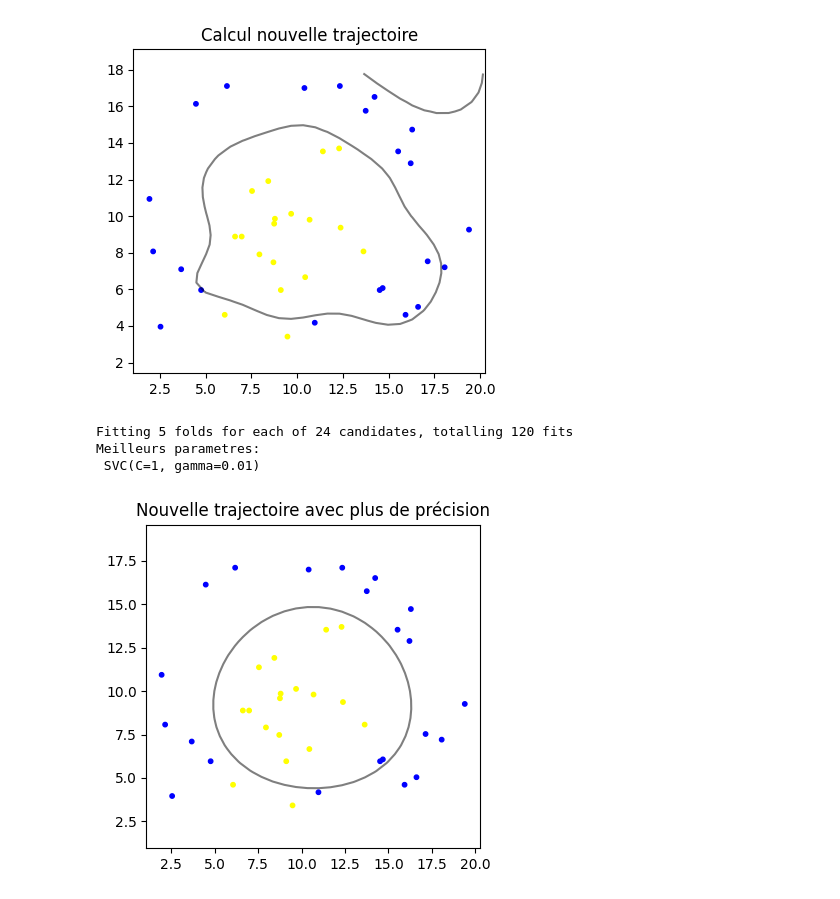
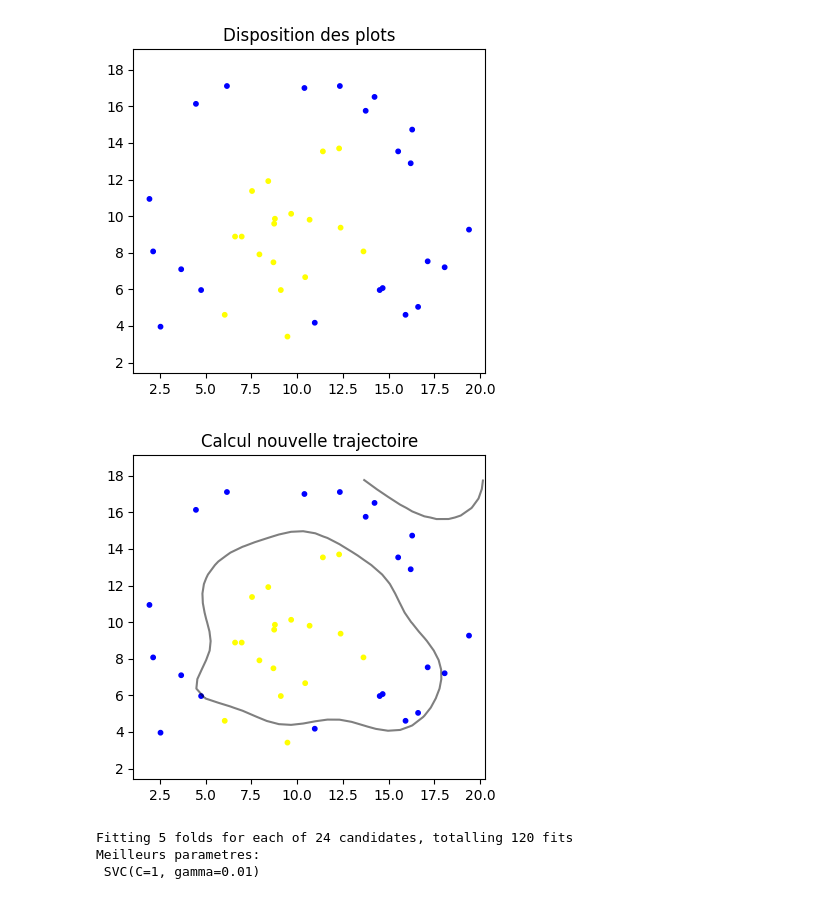
Before and after one commit to Paulcou/ARECE2, a Jupyter notebook: code_calcul nouvelle_trajectoire/SVM_non_linear.ipynb, the cells around one changed output. Saved outputs shown, nothing was run; the diff lists cells and outputs as text; code cells hidden in the pictures.

```diff
--- a/code_calcul nouvelle_trajectoire/SVM_non_linear.ipynb
+++ b/code_calcul nouvelle_trajectoire/SVM_non_linear.ipynb
@@ -45,3 +35,24 @@ def plot_decision_function(X_train, y_train, X_test, y_test, clf):
+# %%
+def plot_cones(X, y, clf, show_only_decision_function = False):
+
+  plt.figure(figsize=(8, 4), dpi=100)
+  plt.subplot(122)
+  plt.title("Disposition des plots")
+  colors = get_colors(y)
+  plt.axis('equal')
+  plt.tight_layout()
+
+  plt.scatter(X[:, 0], X[:, 1], c = colors, s = 10, edgecolors=colors)
+  ax = plt.gca()
+  xlim = ax.get_xlim()
+  ylim = ax.get_ylim()
+
+  # Create grid to evaluate model
+  xx = np.linspace(xlim[0], xlim[1], 30)
+  yy = np.linspace(ylim[0], ylim[1], 30)
+  YY, XX = np.meshgrid(yy, xx)
+  xy = np.vstack([XX.ravel(), YY.ravel()]).T
+  Z = clf.decision_function(xy).reshape(XX.shape)
 # %%
 def plot_decision_function_helper(X, y, clf, show_only_decision_function = False):
 
@@ -78,37 +89,39 @@ x, labels = read_data("points_class_0.txt", "points_class_1.txt")
 
 # Split data to train and test on 80-20 ratio
 X_train, X_test, y_train, y_test = train_test_split(x, labels, test_size = 0.2, random_state=0)
-
 
 # make a classifier
 clf = svm.SVC(C = 10.0, kernel='rbf', gamma=0.1)
 
 # Train classifier
 clf.fit(X_train, y_train)
 
 # Make predictions on unseen test data
 clf_predictions = clf.predict(X_test)
+
+#affichage des plots
+plot_cones(X_test, y_test, clf, True)
 
 #on trace la courbe
 plot_trajectoire(X_test, y_test, clf,"Calcul nouvelle trajectoire")
 
 
 # Grid Search
 # Parameter Grid
 param_grid = {'C': [0.1, 1, 10, 100], 'gamma': [1, 0.1, 0.01, 0.001, 0.00001, 10]}
 # Make grid search classifier
 clf_grid = GridSearchCV(svm.SVC(), param_grid, verbose=1)
 # Train the classifier
 clf_grid.fit(X_train, y_train)
 # meilleur params
 print("Meilleurs parametres:\n", clf_grid.best_estimator_)
 
 
 # On trace la courbe avec un meilleur parametre
 plot_trajectoire(X_test, y_test, clf_grid,"Nouvelle trajectoire avec plus de précision")
 # %% [output]
-[figure, old version]
+[figure, new version]
+[figure, new version]
 Fitting 5 folds for each of 24 candidates, totalling 120 fits
 Meilleurs parametres:
  SVC(C=1, gamma=0.01)
-[figure, old version]
```
Also changed, not shown: parts of 2 cells of this notebook, 1 other file.
